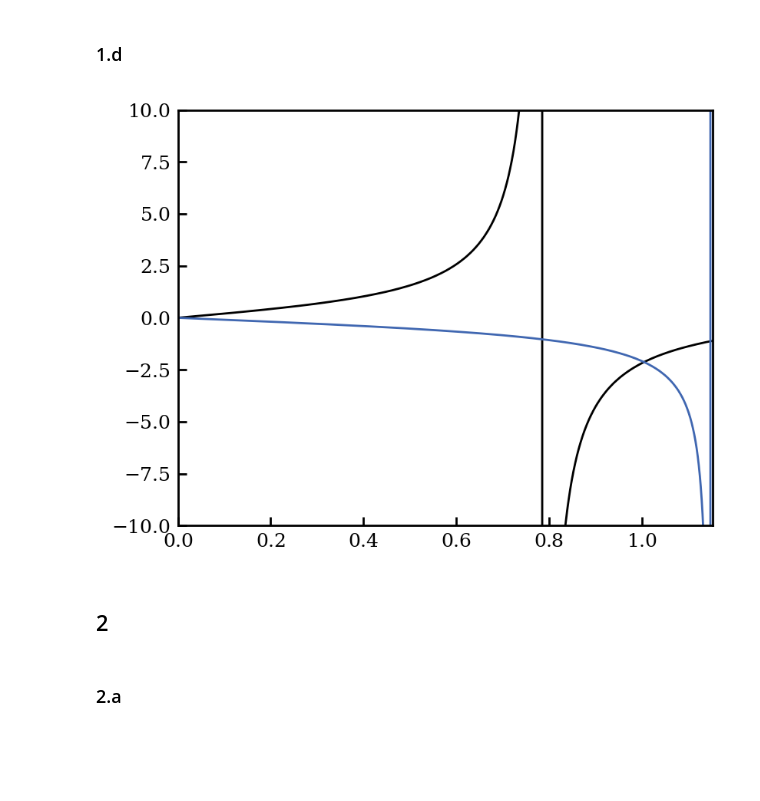
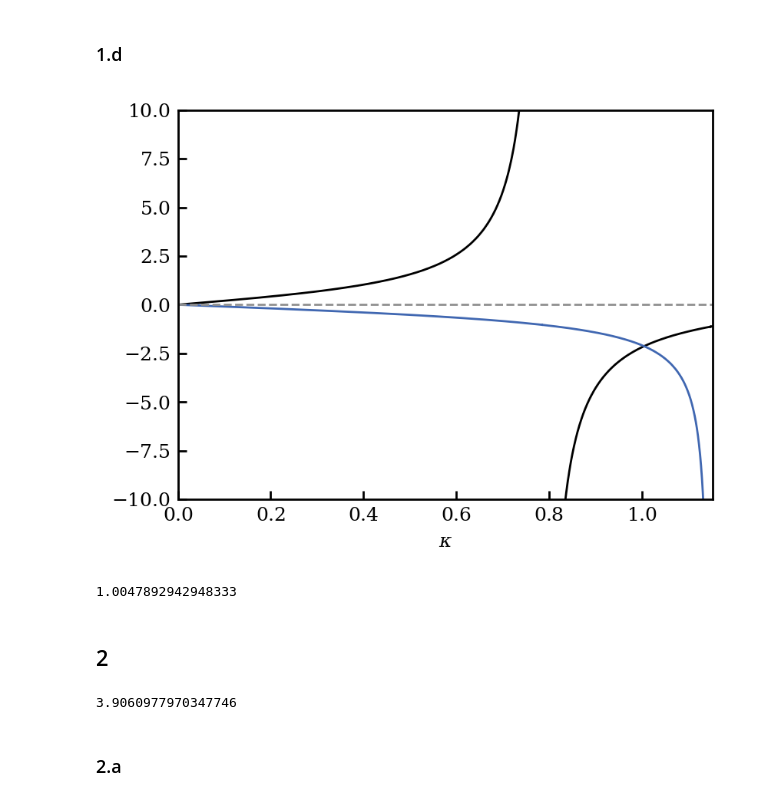
Before and after one commit to dachengx/fundamentals_of_photonics, a Jupyter notebook: hw4.ipynb, the cells around one changed output. Saved outputs shown, nothing was run; the diff lists cells and outputs as text; code cells hidden in the pictures; blank space fills up the shorter version.

```diff
--- a/hw4.ipynb
+++ b/hw4.ipynb
@@ -35,19 +40,51 @@ beta(k0(lam) * ns, lam, nf) * h / np.pi
 0.7342289092170657
 # %% [markdown]
 ### 1.d
-# %%
-kf = np.linspace(0, beta(k0(lam) * ns, lam, nf), 10001)
-
-fig, ax = plt.subplots(1, 1, figsize=(4, 3))
-
-ax.plot(kf, np.tan(h * kf))
-ax.plot(kf, right(kf, lam, nf, ns, nc))
-
-ax.set_xlim(kf[0], kf[-1])
-ax.set_ylim(-10, 10)
-
-plt.show()
-# %% [output]
-[figure, removed]
+# %%
+def plot(lam, nf, ns, nc, h):
+    max_kf = beta(k0(lam) * ns, lam, nf)
+    result = optimize.root_scalar(
+        partial(denominator, lam=lam, nf=nf, ns=ns, nc=nc),
+        bracket=[1e-6, max_kf],
+        method="brentq",
+    )
+    assert result.converged
+
+    n = np.ceil(max_kf * h / np.pi).astype(int)
+    roots = np.pi / 2 * (2 * np.arange(n) + 1) / h
+    kf = np.linspace(0, max_kf, 10001)
+    kf = kf[~np.any(np.abs(kf - roots[:, None]) < 1e-3, axis=0)]
+    roots = np.sort(np.append(roots, result.root))
+    kf = np.sort(np.append(kf, roots))
+    kf = kf[kf < max_kf]
+    is_root = np.isin(kf, roots)
+
+    fig, ax = plt.subplots(1, 1, figsize=(4, 3))
+
+    ax.plot(kf, np.where(is_root, np.nan, np.tan(h * kf)))
+    ax.plot(kf, np.where(is_root, np.nan, right(kf, lam, nf, ns, nc)))
+    ax.axhline(0, linestyle='dashed', color=xps.colors['grey'])
+
+    ax.set_xlim(kf[0], kf[-1])
+    ax.set_ylim(-10, 10)
+
+    ax.set_xlabel('$\kappa$')
+
+    plt.show()
+
+    for i in range(len(roots) - 1):
+        max_kf = beta(k0(lam) * ns, lam, nf)
+        result = optimize.root_scalar(
+            lambda kf: np.tan(h * kf) - right(kf, lam, nf, ns, nc),
+            bracket=[roots[i] + 1e-6, roots[i + 1] - 1e-6],
+            method="brentq",
+        )
+        assert result.converged
+        print(result.root)
+# %%
+plot(lam, nf, ns, nc, h)
+# %% [output]
+[figure, added]
+1.0047892942948333
 # %% [markdown]
 ## 2
@@ -54,2 +96,7 @@ plt.show()
+# %%
+max_kf = beta(k0(lam) * ns, lam, nf)
+max_kf * h / np.pi
+# %% [output]
+3.9060977970347746
 # %% [markdown]
 ### 2.a
```
Also changed, not shown: parts of 14 cells of this notebook, 1 other file.
